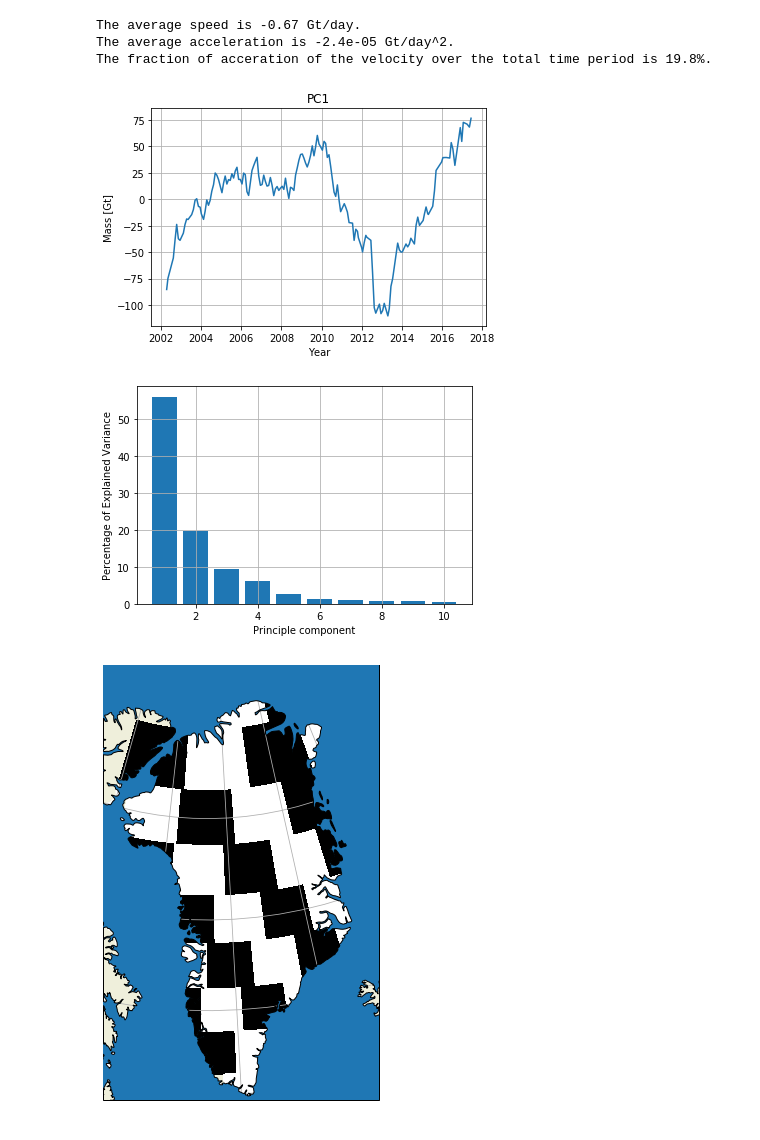
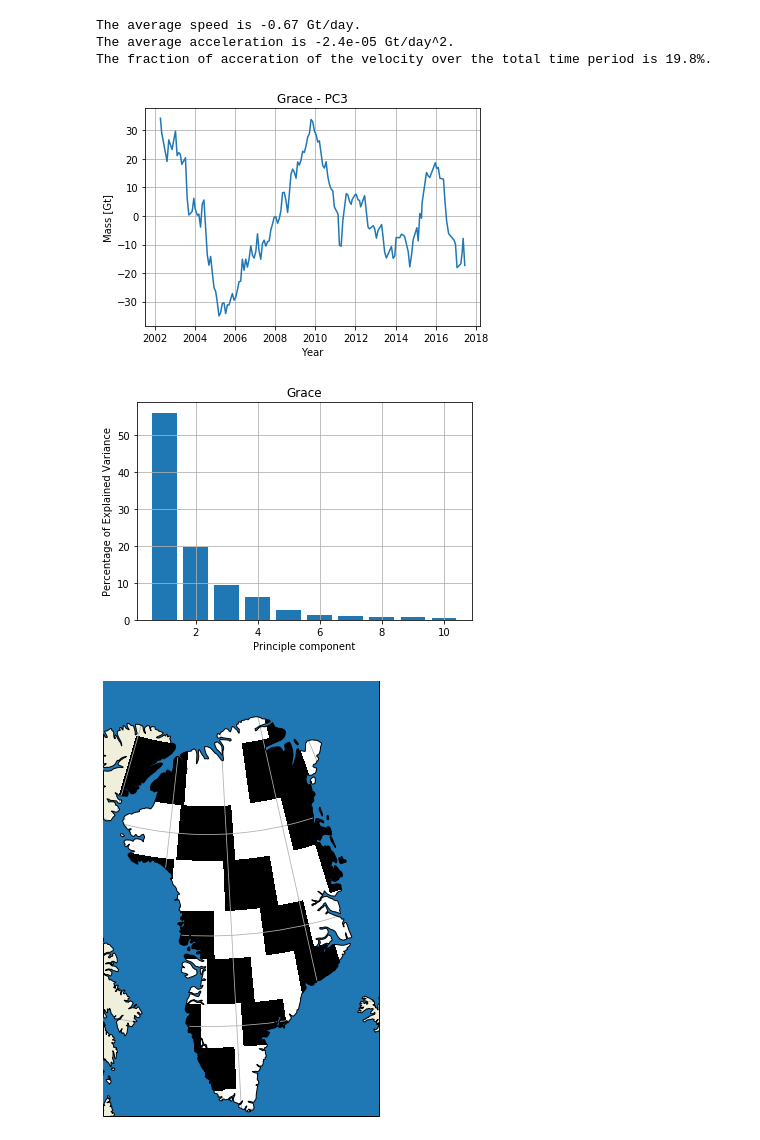
Before and after one commit to AdriaanGr/MAIO_project, a Jupyter notebook: MAIO_project2.ipynb, the cells around one changed output. Saved outputs shown, nothing was run; the diff lists cells and outputs as text; code cells hidden in the pictures.

```diff
--- a/MAIO_project2.ipynb
+++ b/MAIO_project2.ipynb
@@ -138,28 +140,29 @@ C = np.dot(FT, F)
 evals, evecs = np.linalg.eig(C)
 PCA = np.dot(F, evecs[:])
 # %%
-PCA_num = 1
+PCA_num = 3
 
 plt.plot(xlist, PCA[:,PCA_num-1])
 plt.xlabel('Year')
 plt.ylabel('Mass [Gt]')
-plt.title('PC' + str(PCA_num))
+plt.title('Grace - PC' + str(PCA_num))
 plt.grid()
 plt.savefig("./Pictures/PC%i_total" %PCA_num, dpi=300)
 plt.show()
 # %% [output]
-[figure, old version]
+[figure, new version]
 # %%
 pca_max = 10
 bars = evals / evals.sum()*100
 plt.bar(x=range(1,pca_max+1), height=bars[:pca_max])
 plt.xlabel('Principle component')
 plt.ylabel('Percentage of Explained Variance')
+plt.title('Grace')
 plt.grid()
 plt.savefig("./Pictures/PC_explained_total", dpi=300)
 plt.show()
 # %% [output]
-[figure, old version]
+[figure, new version]
 # %%
 R_earth = 6371*10**3
 A_earth = 4*np.pi*R_earth**2
```
Also changed, not shown: parts of 13 cells of this notebook, 4 other files.
